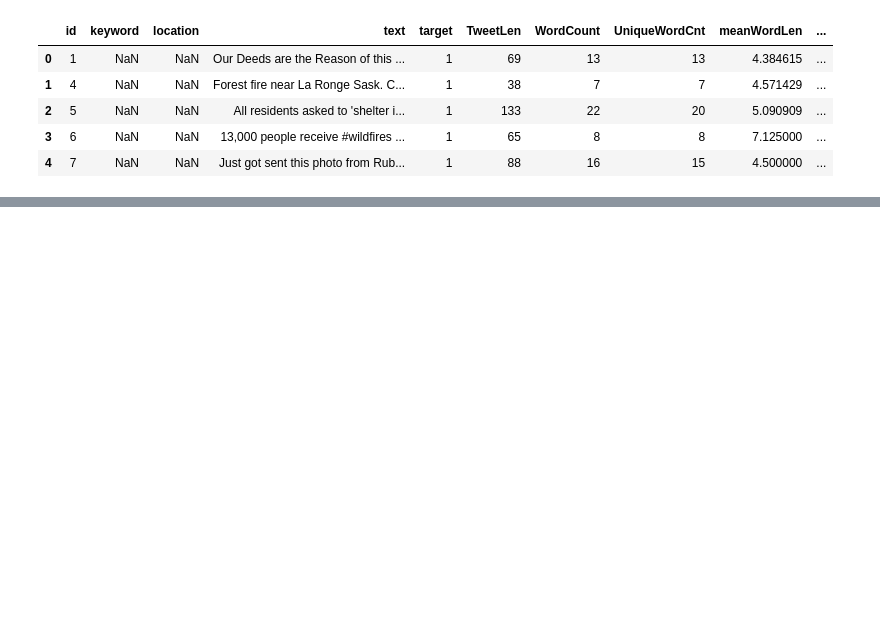
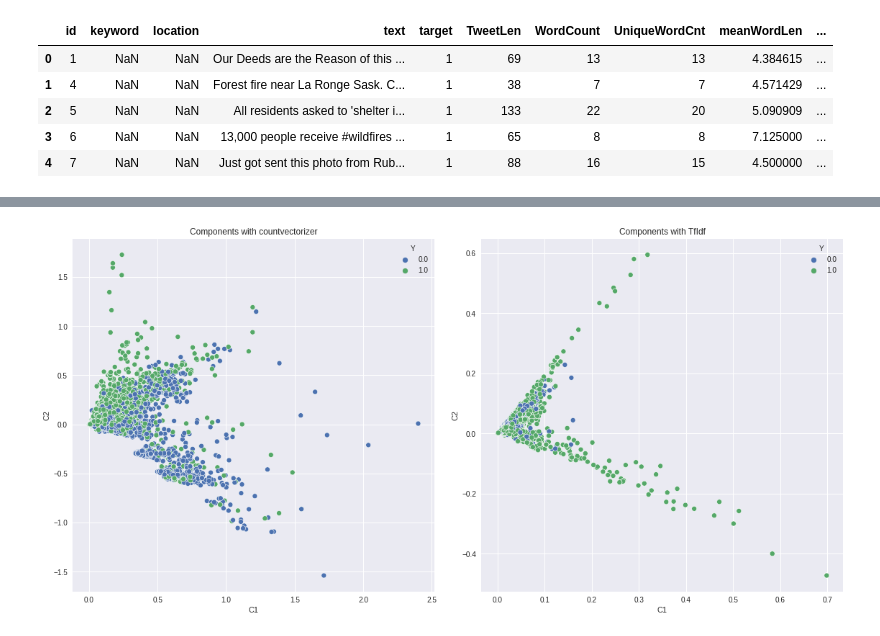
Before and after one commit to RodrigoSoares256/NLP, a Jupyter notebook: disasterTweetsEDA.ipynb, the cells around one changed output, grey strips where cells are left out. Drawn from its saved outputs; the diff is of its cells as text; code cells hidden in the pictures; blank space fills up the shorter version.

```diff
--- a/disasterTweetsEDA.ipynb
+++ b/disasterTweetsEDA.ipynb
@@ -110,6 +119,12 @@ train['textTreated'] = train['textTreated'].map(remove_html)
 train['textTreated'] = train['textTreated'].map(remove_emoji)
 train['textTreated'] = train['textTreated'].map(remove_punct)
 train['textTreated'] = train['textTreated'].map(removeStop)
+
+test['textTreated'] = test['text'].map(remove_URL)
+test['textTreated'] = test['textTreated'].map(remove_html)
+test['textTreated'] = test['textTreated'].map(remove_emoji)
+test['textTreated'] = test['textTreated'].map(remove_punct)
+test['textTreated'] = test['textTreated'].map(removeStop)
 # %%
 train.head()
 # %% [output]
@@ -147,0 +163,29 @@ plt.imshow(word_cloud0);
+# %%
+def compareMethods(ngram = (1,1)):
+    counter = CountVectorizer(ngram_range=ngram)
+    trainCounts = counter.fit_transform(train['textTreated'])
+    testCounts = counter.transform(test['textTreated'])
+
+    tfidfVect = TfidfVectorizer(ngram_range=ngram)
+    trainTFIdf = tfidfVect.fit_transform(train['textTreated'])
+    testTFIdf = tfidfVect.transform(test['textTreated'])
+
+    svd = TruncatedSVD(n_components=2)
+    compCounts = svd.fit_transform(trainCounts)
+    compTFIdf = svd.fit_transform(trainTFIdf)
+
+    dfCount = pd.DataFrame(np.concatenate((compCounts, train.target.values.reshape(compCounts.shape[0],1)),axis = 1), columns=['C1','C2','Y'])
+    dfTfIdf = pd.DataFrame(np.concatenate((compTFIdf, train.target.values.reshape(compTFIdf.shape[0],1)),axis = 1), columns=['C1','C2','Y'])
+    plt.figure(figsize=(16,8))
+    plt.subplot(1,2,1)
+    plt.title('Components with countvectorizer')
+    sns.scatterplot(data=dfCount,x = 'C1', y='C2', hue = 'Y');
+
+    plt.subplot(1,2,2)
+    plt.title('Components with TfIdf')
+    sns.scatterplot(data=dfTfIdf,x = 'C1', y='C2', hue = 'Y');
+    plt.tight_layout(pad = 2)
+    plt.show();
+compareMethods()
+# %% [output]
+[figure, added]
```
Also changed, not shown: parts of 7 cells of this notebook, 1 other file.
